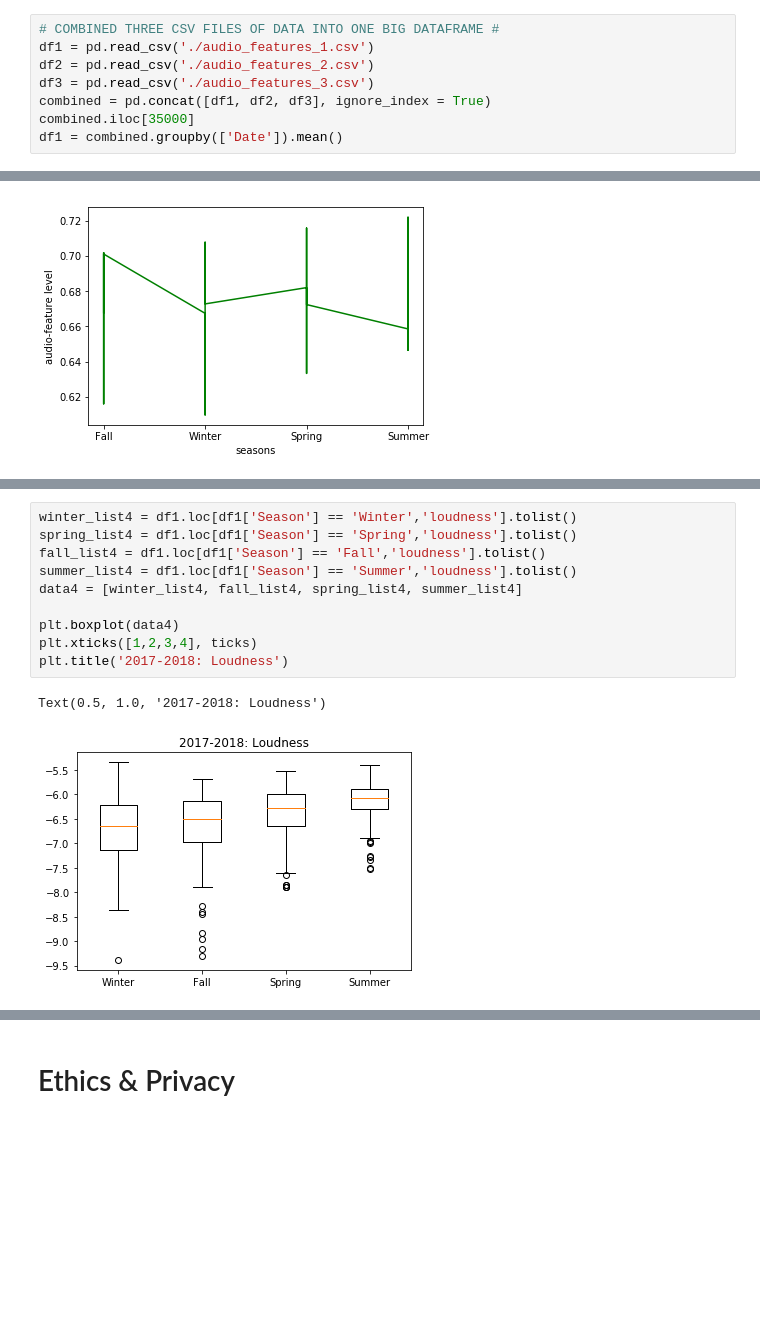
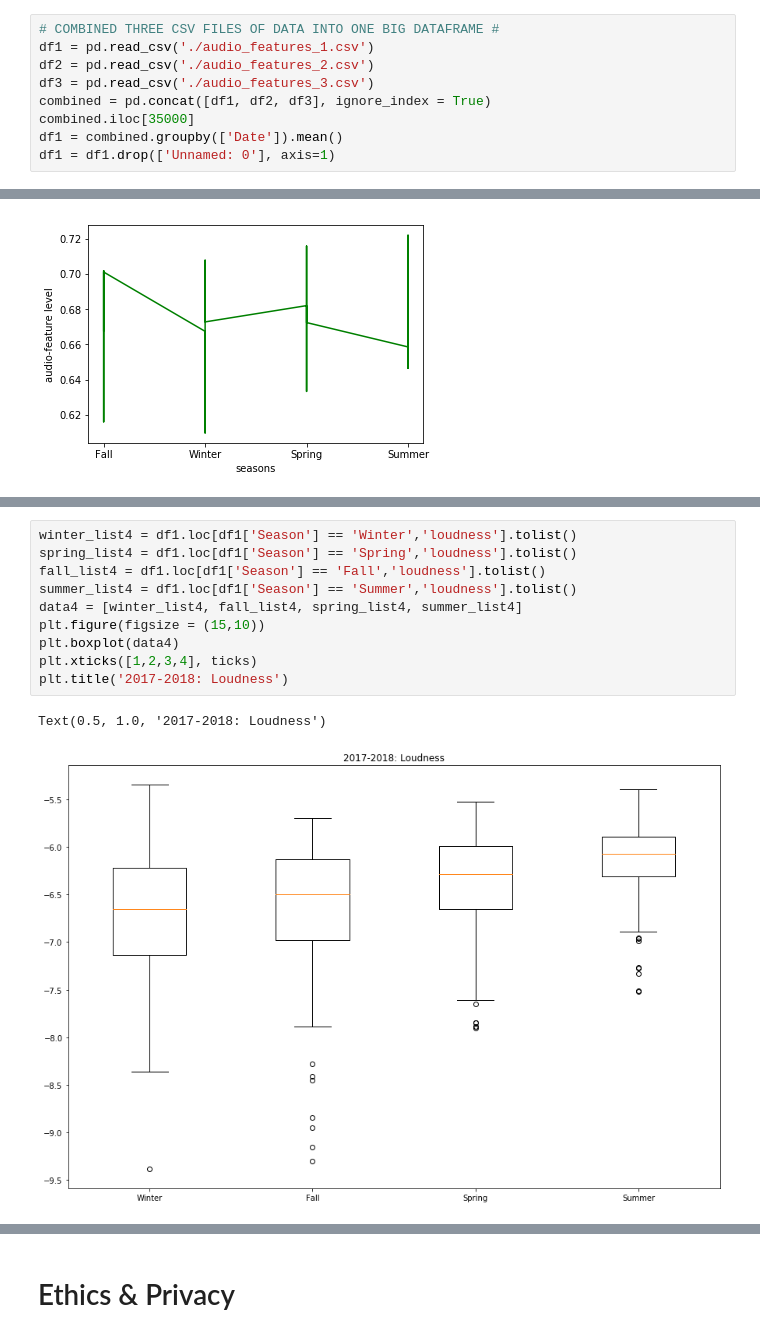
Before and after one commit to ajt025/Moodsic, a Jupyter notebook: FinalProject.ipynb, the cells around one changed output, grey strips where cells are left out. Saved outputs shown, nothing was run; the diff lists cells and outputs as text; blank space fills up the shorter version.

```diff
--- a/FinalProject.ipynb
+++ b/FinalProject.ipynb
@@ -136,6 +143,7 @@ df3 = pd.read_csv('./audio_features_3.csv')
 combined = pd.concat([df1, df2, df3], ignore_index = True)
 combined.iloc[35000]
 df1 = combined.groupby(['Date']).mean()
+df1 = df1.drop(['Unnamed: 0'], axis=1)
 # %% [markdown]
 STEP FIVE:
 # %%
@@ -284,13 +381,13 @@ Text(0.5, 1.0, '2017-2018: Energy')
 # %%
 winter_list4 = df1.loc[df1['Season'] == 'Winter','loudness'].tolist()
 spring_list4 = df1.loc[df1['Season'] == 'Spring','loudness'].tolist()
 fall_list4 = df1.loc[df1['Season'] == 'Fall','loudness'].tolist()
 summer_list4 = df1.loc[df1['Season'] == 'Summer','loudness'].tolist()
 data4 = [winter_list4, fall_list4, spring_list4, summer_list4]
-
+plt.figure(figsize = (15,10))
 plt.boxplot(data4)
 plt.xticks([1,2,3,4], ticks)
 plt.title('2017-2018: Loudness')
 # %% [output]
 Text(0.5, 1.0, '2017-2018: Loudness')
-[figure, old version]
+[figure, new version]
```
Also changed, not shown: parts of 12 cells of this notebook.
